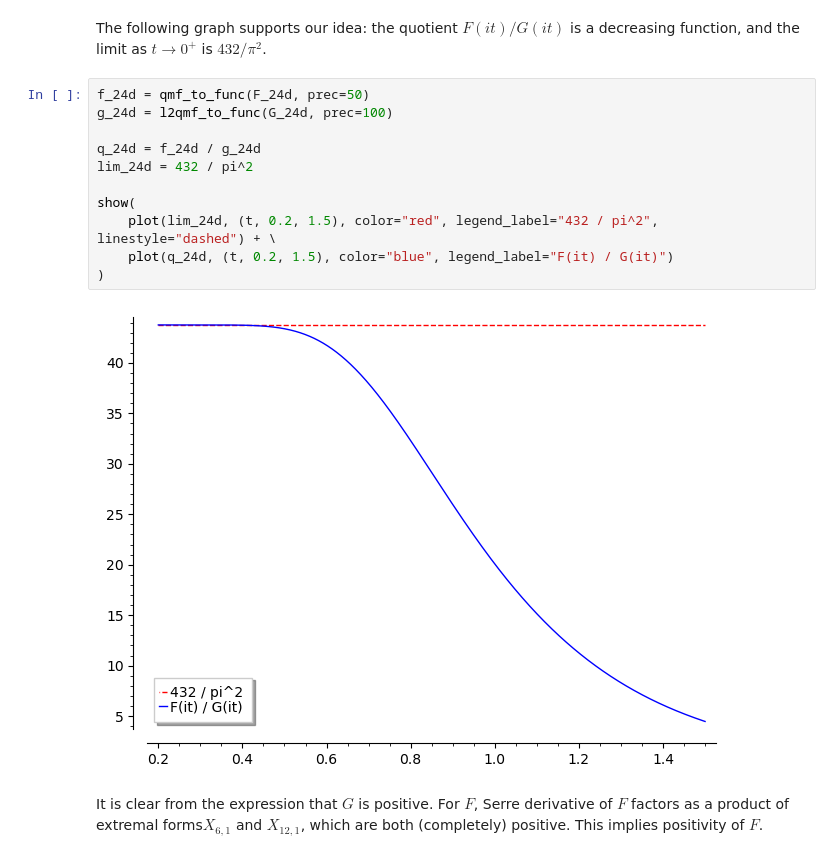
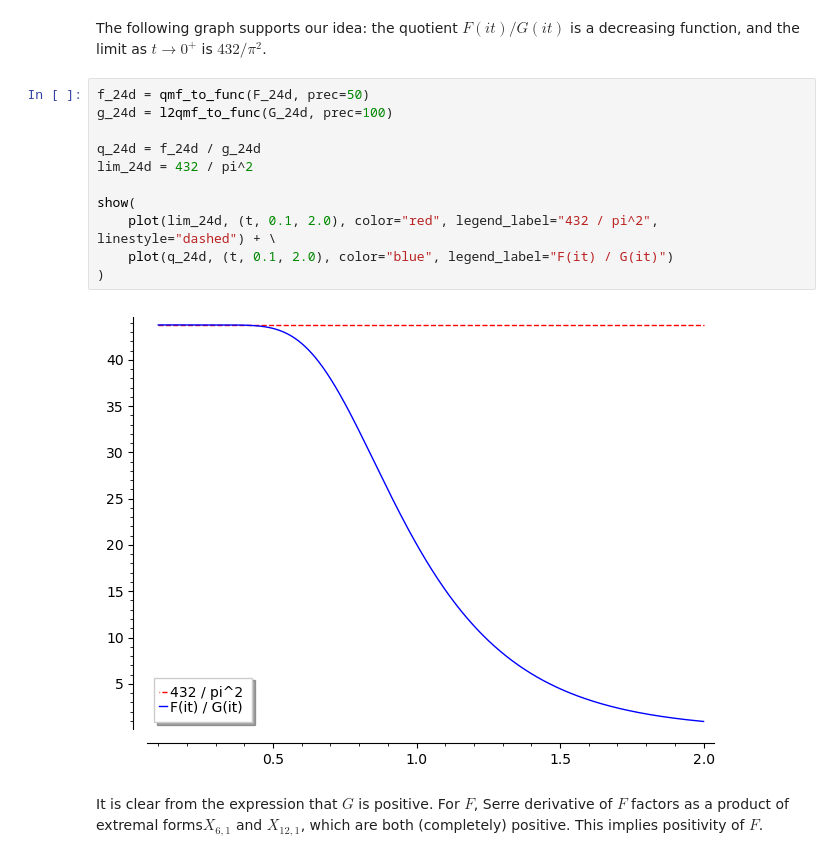
Before and after one commit to seewoo5/posqmf, a Jupyter notebook: positive_qmf.ipynb, the cells around one changed output. Saved outputs shown, nothing was run; the diff lists cells and outputs as text.

```diff
--- a/positive_qmf.ipynb
+++ b/positive_qmf.ipynb
@@ -713,19 +724,19 @@ cusp order 5/2
 polynomial H2^5 * (2*H2^2 + 7*H2*H4 + 7*H4^2)
 # %% [markdown]
 The following graph supports our idea: the quotient $F(it) / G(it)$ is a decreasing function, and the limit as $t \to 0^+$ is $432 / \pi^2$.
-# %%
-f_24d = qmf_to_func(F_24d, prec=50)
-g_24d = l2qmf_to_func(G_24d, prec=100)
-
-q_24d = f_24d / g_24d
-lim_24d = 432 / pi^2
-
-show(
-    plot(lim_24d, (t, 0.2, 1.5), color="red", legend_label="432 / pi^2", linestyle="dashed") + \
-    plot(q_24d, (t, 0.2, 1.5), color="blue", legend_label="F(it) / G(it)")
-)
-# %% [output]
-[figure, removed]
+# %%
+f_24d = qmf_to_func(F_24d, prec=50)
+g_24d = l2qmf_to_func(G_24d, prec=100)
+
+q_24d = f_24d / g_24d
+lim_24d = 432 / pi^2
+
+show(
+    plot(lim_24d, (t, 0.1, 2.0), color="red", legend_label="432 / pi^2", linestyle="dashed") + \
+    plot(q_24d, (t, 0.1, 2.0), color="blue", legend_label="F(it) / G(it)")
+)
+# %% [output]
+[figure, added]
 # %% [markdown]
 It is clear from the expression that $G$ is positive. For $F$, Serre derivative of $F$ factors as a product of extremal forms$X_{6,1}$ and $X_{12,1}$, which are both (completely) positive. This implies positivity of $F$.
 # %%
```
Also changed, not shown: parts of 22 cells of this notebook.
